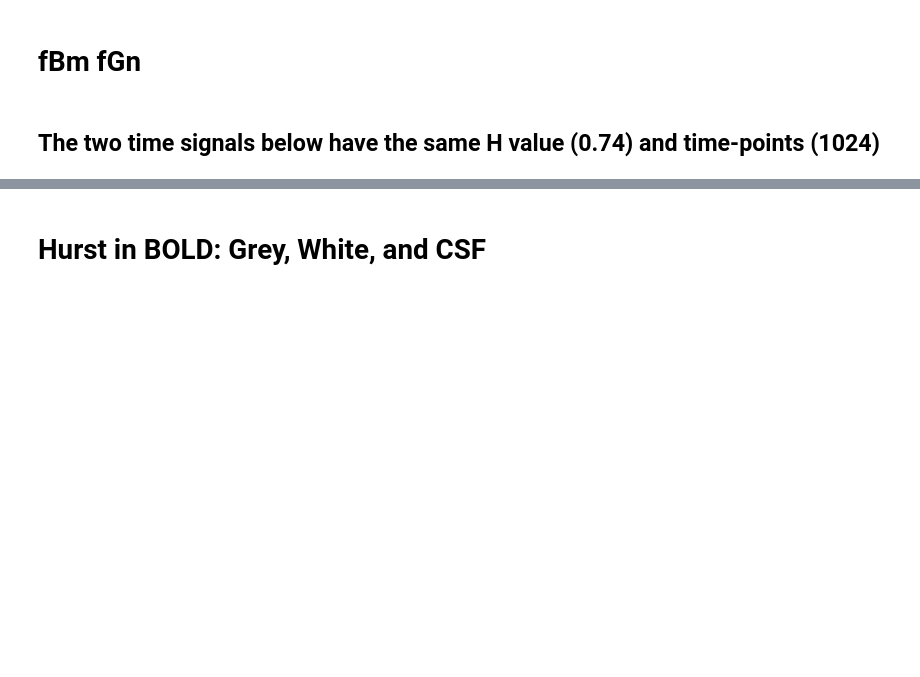
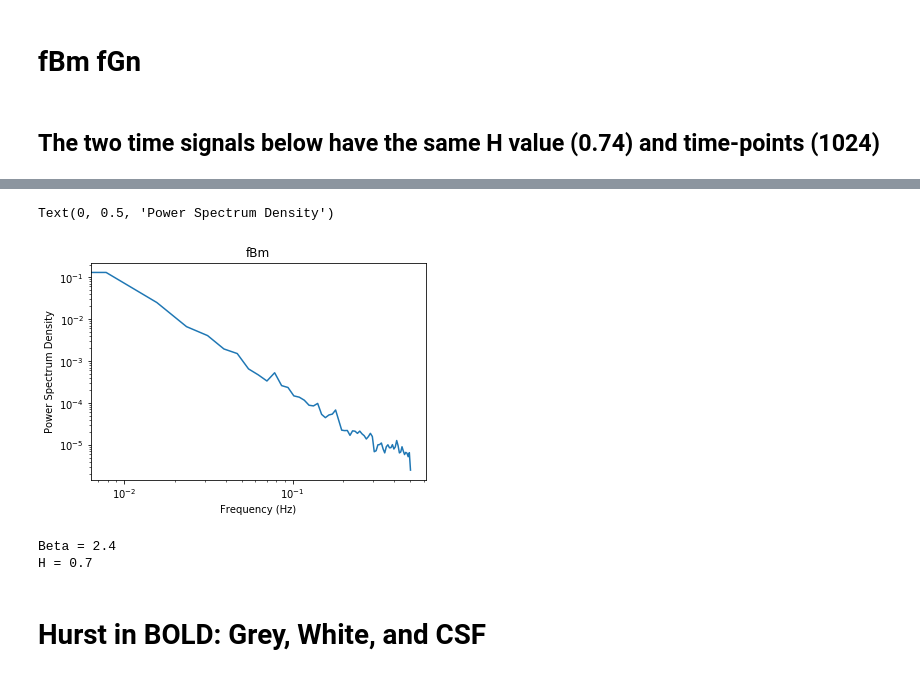
Before and after one commit to WeberLab/FractalDimension, a Jupyter notebook: Jupyter_Notebooks/Figures for Literature Review.ipynb, the cells around one changed output, grey strips where cells are left out. Saved outputs shown, nothing was run; the diff lists cells and outputs as text; code cells hidden in the pictures; blank space fills up the shorter version.

```diff
--- a/Jupyter_Notebooks/Figures for Literature Review.ipynb
+++ b/Jupyter_Notebooks/Figures for Literature Review.ipynb
@@ -110,3 +133,25 @@ matplotlib.pyplot.show()
+# %%
+nperseg_fbm = math.floor(len(fbm_sample)/8)
+noverlap_fbm = math.floor(nperseg_fbm/2)
+wfbm = welch(fbm_sample, fs = 1, nperseg = nperseg_fbm, noverlap = noverlap_fbm)
+plt.loglog(wfbm[0],wfbm[1])
+plt.title('fBm')
+plt.xlabel('Frequency (Hz)')
+plt.ylabel('Power Spectrum Density')
+# %% [output]
+Text(0, 0.5, 'Power Spectrum Density')
+[figure, added]
+# %%
+xfbm = np.log10(wfbm[0])[1:].reshape((-1, 1))
+yfbm = np.log10(wfbm[1])[1:]
+modelfbm = LinearRegression().fit(xfbm, yfbm)
+negbetafbm = modelfbm.coef_
+betafbm = negbetafbm*-1
+print('Beta =', round(float(betafbm),2))
+print('H =', (round(float(betafbm),2)-1)/2)
+# %% [output]
+Beta = 2.4
+H = 0.7
 # %% [markdown]
 # Hurst in BOLD: Grey, White, and CSF
 # %%
```
Also changed, not shown: parts of 3 cells of this notebook.
